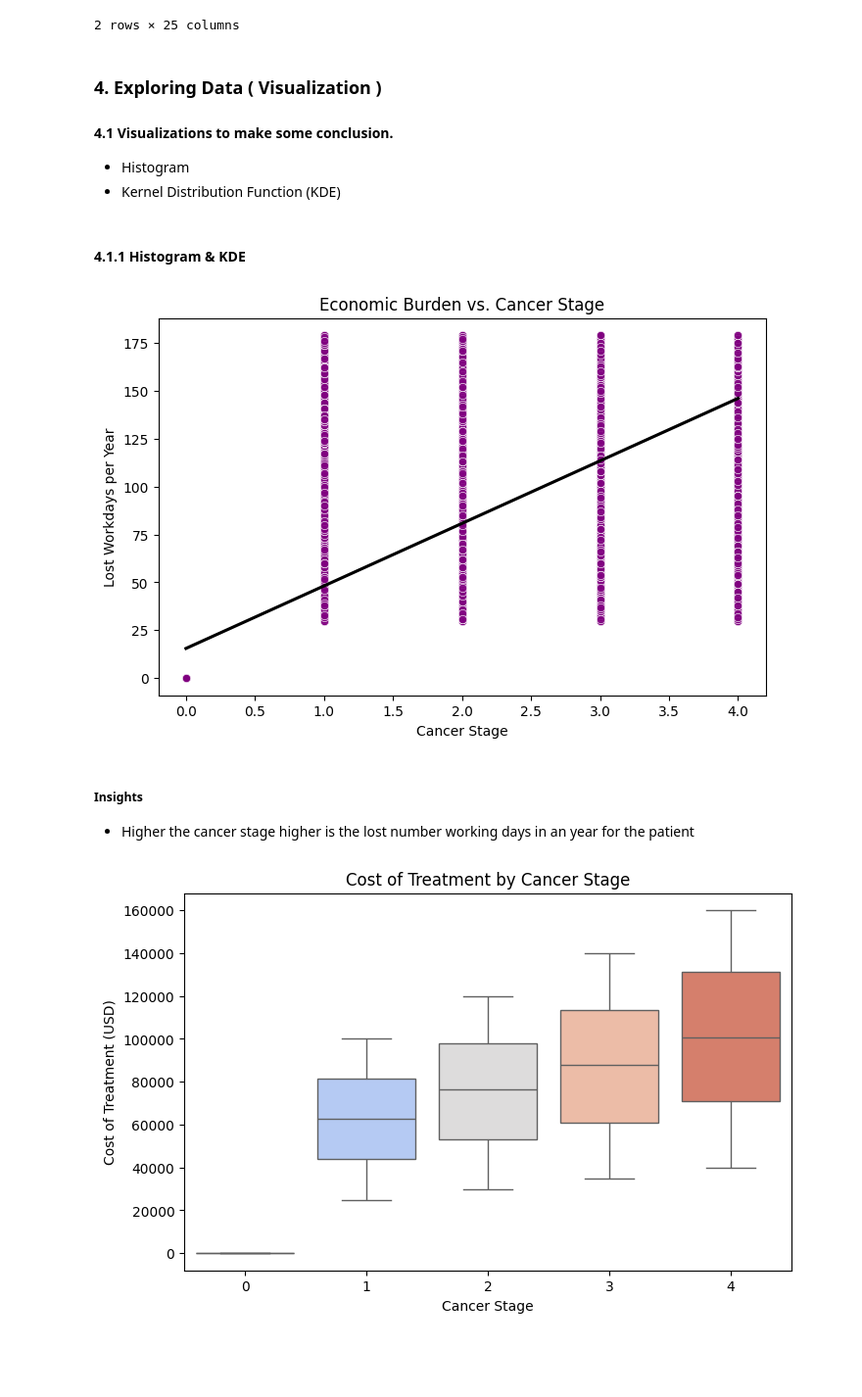
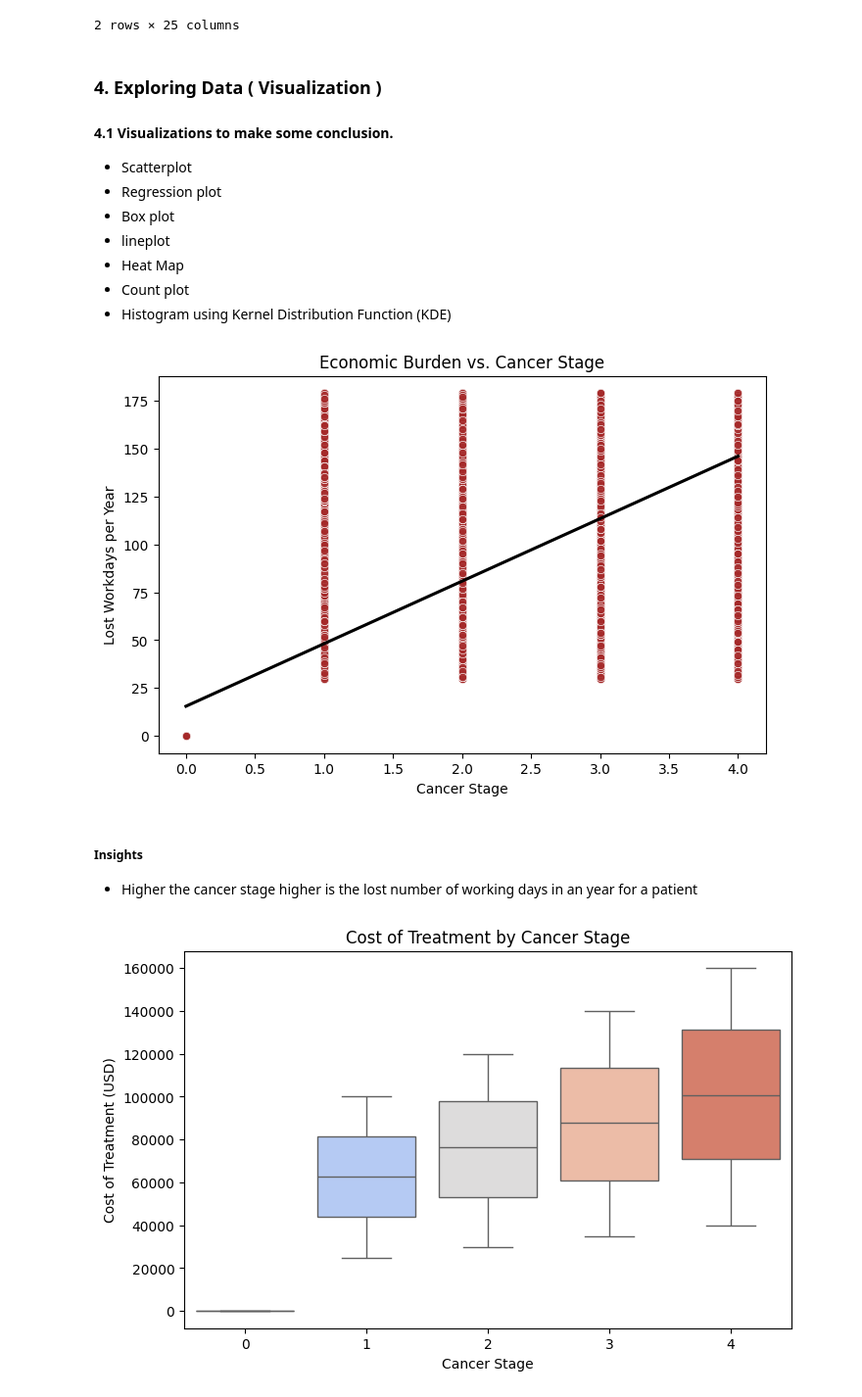
Before and after one commit to Asish2107/ML_PROJECT, a Jupyter notebook: notebook/1 . EDA Oral cancer prediction .ipynb, the cells around one changed output. Shown at 98% size. Drawn from its saved outputs; the diff is of its cells as text; code cells hidden in the pictures; blank space fills up the shorter version.

```diff
--- a/notebook/1 . EDA Oral cancer prediction .ipynb
+++ b/notebook/1 . EDA Oral cancer prediction .ipynb
@@ -296,23 +296,27 @@ df.head(2)
 # %% [markdown]
 ### 4. Exploring Data ( Visualization )
 #### 4.1 Visualizations to make some conclusion.
-- Histogram
-- Kernel Distribution Function (KDE)
+
+- Scatterplot
+- Regression plot
+- Box plot
+- lineplot
+- Heat Map
+- Count plot
+- Histogram using Kernel Distribution Function (KDE)
-# %% [markdown]
-#### 4.1.1 Histogram & KDE
 # %%
 plt.figure(figsize=(8, 5))
-sns.scatterplot(data=df, x='Cancer Stage', y='Economic Burden (Lost Workdays per Year)', color='purple', alpha=0.9)
+sns.scatterplot(data=df, x='Cancer Stage', y='Economic Burden (Lost Workdays per Year)', color='brown', alpha=0.9)
 sns.regplot(data=df, x='Cancer Stage', y='Economic Burden (Lost Workdays per Year)', scatter=False, color='black')
 plt.title('Economic Burden vs. Cancer Stage')
 plt.xlabel('Cancer Stage')
 plt.ylabel('Lost Workdays per Year')
 plt.show()
 # %% [output]
-[figure, old version]
+[figure, new version]
 # %% [markdown]
 #####  Insights
-- Higher the cancer stage higher is the lost number working days in an year for the patient
+- Higher the cancer stage higher is the lost number of working days in an year for a patient
 # %%
 plt.figure(figsize=(8, 5))
 sns.boxplot(data=df, x='Cancer Stage', y='Cost of Treatment (USD)', palette='coolwarm')
```
Also changed, not shown: parts of 10 cells of this notebook.
